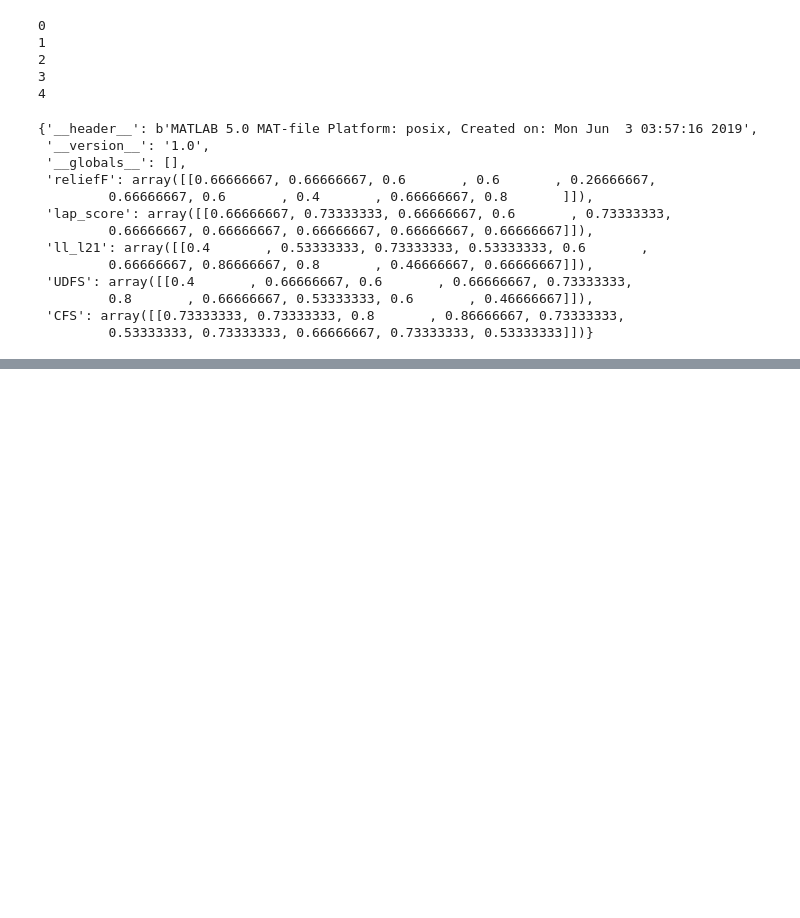
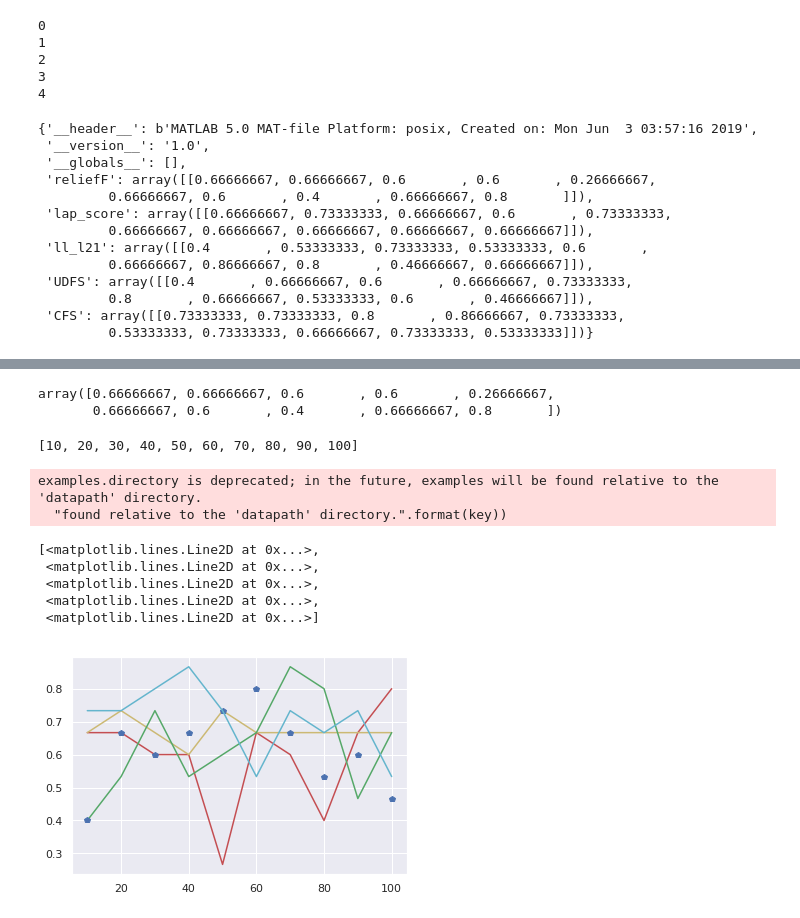
Before and after one commit to Raouaaa/Master_project, a Jupyter notebook: FS.ipynb, the cells around one changed output, grey strips where cells are left out. Cells and saved outputs as stored; diff of their text form; code cells hidden in the pictures; blank space fills up the shorter version.

Commit message:
plot performance of FS using 5-fold CV

```diff
--- a/FS.ipynb
+++ b/FS.ipynb
@@ -301,0 +284,30 @@ result   sio     svm     sys     test    training        tree_lasso_projection
+# %%
+result['reliefF'][0]
+# %% [output]
+array([0.66666667, 0.66666667, 0.6       , 0.6       , 0.26666667,
+       0.66666667, 0.6       , 0.4       , 0.66666667, 0.8       ])
+# %%
+num_fea
+# %% [output]
+[10, 20, 30, 40, 50, 60, 70, 80, 90, 100]
+# %%
+import matplotlib.pyplot as plt
+%matplotlib inline
+import seaborn as sns
+sns.set()
+# %% [output]
+examples.directory is deprecated; in the future, examples will be found relative to the 'datapath' directory.
+  "found relative to the 'datapath' directory.".format(key))
+# %%
+plt.plot(num_fea,result['reliefF'][0],'r',
+         num_fea,result['lap_score'][0],'y',
+         num_fea,result['ll_l21'][0],'g',
+         num_fea,result['UDFS'][0],'p',
+         num_fea,result['CFS'][0],'c')
+# %% [output]
+[<matplotlib.lines.Line2D at 0x...>,
+ <matplotlib.lines.Line2D at 0x...>,
+ <matplotlib.lines.Line2D at 0x...>,
+ <matplotlib.lines.Line2D at 0x...>,
+ <matplotlib.lines.Line2D at 0x...>]
+[figure, added]
```
Also changed, not shown: parts of 8 cells of this notebook.
